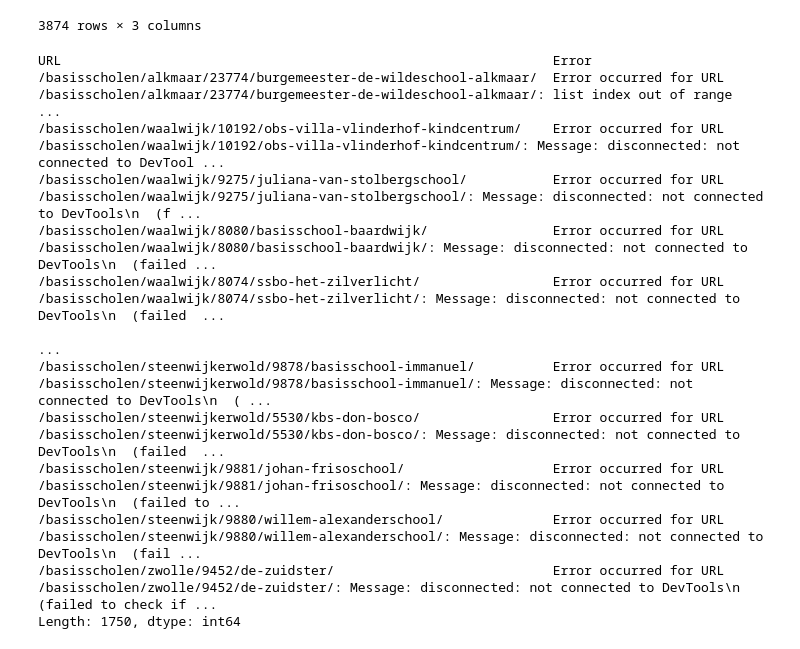
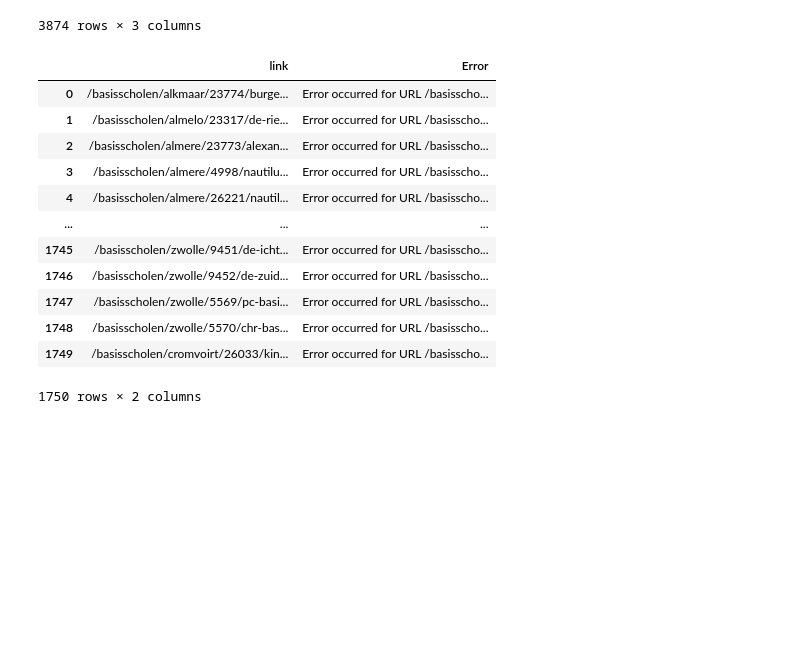
Before and after one commit to lauraberlucchi/Project-Webscraping, a Jupyter notebook: project data product - schools in NL/target and fundamental scrape functions.ipynb, the cells around one changed output. Saved outputs shown, nothing was run; the diff lists cells and outputs as text; code cells hidden in the pictures; blank space fills up the shorter version.

Commit message:
Updates on webscrapring for target and fundamental

```diff
--- a/project data product - schools in NL/target and fundamental scrape functions.ipynb
+++ b/project data product - schools in NL/target and fundamental scrape functions.ipynb
@@ -257,19 +257,22 @@ targets
 | 3872 | /basisscholen/roodeschool/4682/sw... | 47.2 | 55.6 |
 | 3873 | /basisscholen/roosendaal/5912/bas... | 51.3 | 63.6 |
 3874 rows × 3 columns
+# %%
+targets.rename(columns={'URL':'link'}, inplace=True)
+errors.rename(columns={'URL':'link'}, inplace=True)
 # %%
-errors.value_counts()
+errors
 # %% [output]
+|  | link | Error |
+| 0 | /basisscholen/alkmaar/23774/burge... | Error occurred for URL /basisscho... |
+| 1 | /basisscholen/almelo/23317/de-rie... | Error occurred for URL /basisscho... |
+| 2 | /basisscholen/almere/23773/alexan... | Error occurred for URL /basisscho... |
+| 3 | /basisscholen/almere/4998/nautilu... | Error occurred for URL /basisscho... |
+| 4 | /basisscholen/almere/26221/nautil... | Error occurred for URL /basisscho... |
+| ... | ... | ... |
+| 1745 | /basisscholen/zwolle/9451/de-icht... | Error occurred for URL /basisscho... |
+| 1746 | /basisscholen/zwolle/9452/de-zuid... | Error occurred for URL /basisscho... |
+| 1747 | /basisscholen/zwolle/5569/pc-basi... | Error occurred for URL /basisscho... |
+| 1748 | /basisscholen/zwolle/5570/chr-bas... | Error occurred for URL /basisscho... |
+| 1749 | /basisscholen/cromvoirt/26033/kin... | Error occurred for URL /basisscho... |
-URL                                                               Error
-/basisscholen/alkmaar/23774/burgemeester-de-wildeschool-alkmaar/  Error occurred for URL /basisscholen/alkmaar/23774/burgemeester-de-wildeschool-alkmaar/: list index out of range                       ...
-/basisscholen/waalwijk/10192/obs-villa-vlinderhof-kindcentrum/    Error occurred for URL /basisscholen/waalwijk/10192/obs-villa-vlinderhof-kindcentrum/: Message: disconnected: not connected to DevTool ...
-/basisscholen/waalwijk/9275/juliana-van-stolbergschool/           Error occurred for URL /basisscholen/waalwijk/9275/juliana-van-stolbergschool/: Message: disconnected: not connected to DevTools\n  (f ...
-/basisscholen/waalwijk/8080/basisschool-baardwijk/                Error occurred for URL /basisscholen/waalwijk/8080/basisschool-baardwijk/: Message: disconnected: not connected to DevTools\n  (failed ...
-/basisscholen/waalwijk/8074/ssbo-het-zilverlicht/                 Error occurred for URL /basisscholen/waalwijk/8074/ssbo-het-zilverlicht/: Message: disconnected: not connected to DevTools\n  (failed  ...
-                                                                                                                                                                                                         ...
-/basisscholen/steenwijkerwold/9878/basisschool-immanuel/          Error occurred for URL /basisscholen/steenwijkerwold/9878/basisschool-immanuel/: Message: disconnected: not connected to DevTools\n  ( ...
-/basisscholen/steenwijkerwold/5530/kbs-don-bosco/                 Error occurred for URL /basisscholen/steenwijkerwold/5530/kbs-don-bosco/: Message: disconnected: not connected to DevTools\n  (failed  ...
-/basisscholen/steenwijk/9881/johan-frisoschool/                   Error occurred for URL /basisscholen/steenwijk/9881/johan-frisoschool/: Message: disconnected: not connected to DevTools\n  (failed to ...
-/basisscholen/steenwijk/9880/willem-alexanderschool/              Error occurred for URL /basisscholen/steenwijk/9880/willem-alexanderschool/: Message: disconnected: not connected to DevTools\n  (fail ...
-/basisscholen/zwolle/9452/de-zuidster/                            Error occurred for URL /basisscholen/zwolle/9452/de-zuidster/: Message: disconnected: not connected to DevTools\n  (failed to check if ...
-Length: 1750, dtype: int64
+1750 rows × 2 columns
```
Also changed, not shown: parts of 2 cells of this notebook, 1 other file.
